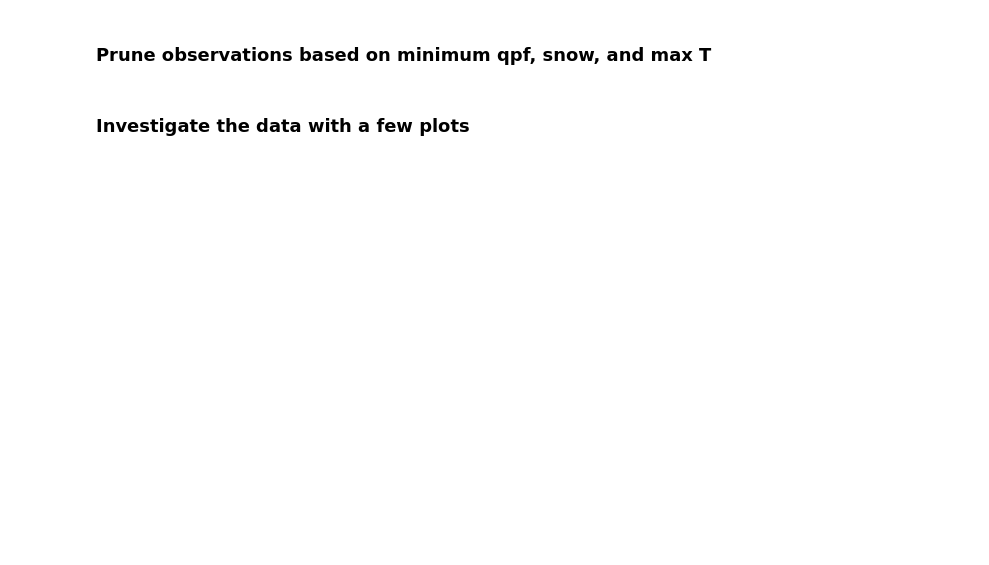
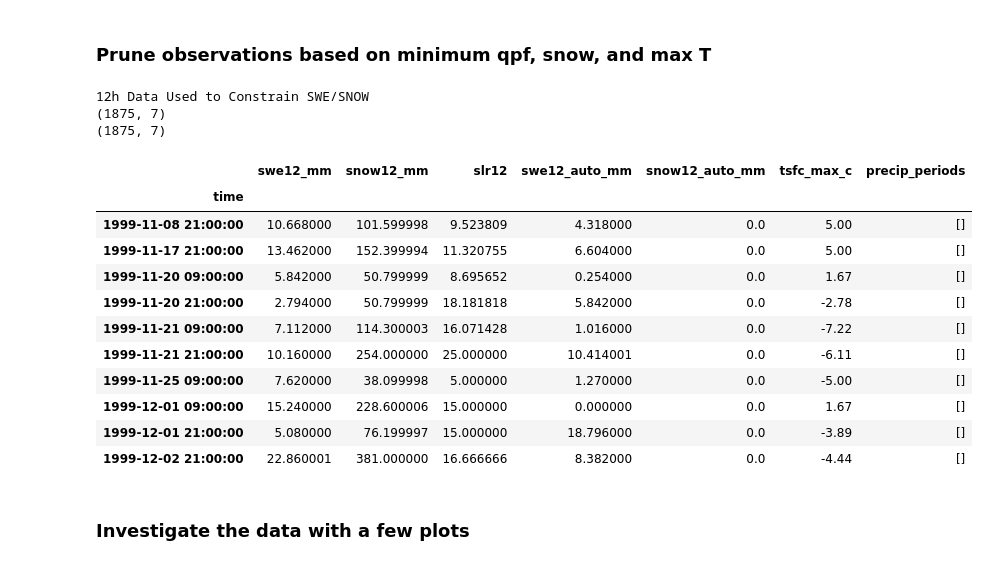
Before and after one commit to m-wessler/snow-liquid-ratio, a Jupyter notebook: core/pair_era5profiles.ipynb, the cells around one changed output. Cells and saved outputs as stored; diff of their text form; code cells hidden in the pictures; blank space fills up the shorter version.

```diff
--- a/core/pair_era5profiles.ipynb
+++ b/core/pair_era5profiles.ipynb
@@ -30,6 +32,6 @@ site_list
 # %%
 # for site in site_list:
-site = 'PVC'
+site = 'CLN'
 # %% [markdown]
 ### Obtain the metadata
 # %%
@@ -101,19 +140,36 @@ intervals = [int(k.replace('slr', '')) for k in obs if 'slr' in k]
 # %%
 try:
     print('12h Data Used to Constrain SWE/SNOW')
     obs = obs[((obs['swe12_mm'] > 1.4) & (obs['snow12_mm'] >= 25.5))]
 except:
     print('24h Data Used to Constrain SWE/SNOW')
     obs = obs[((obs['swe24_mm'] > 2.8) & (obs['snow24_mm'] >= 51.0))]
 print(obs.shape)
 
-obs = obs[obs.index > datetime(2007, 1, 1, 0)]
-print(obs.shape)
+try:
+    obs = obs.drop_duplicates()
+except:
+    pass
 
-obs = obs.drop_duplicates()
 print(obs.shape)
 
 obs[:10]
+# %% [output]
+12h Data Used to Constrain SWE/SNOW
+(1875, 7)
+(1875, 7)
+|  | swe12_mm | snow12_mm | slr12 | swe12_auto_mm | snow12_auto_mm | tsfc_max_c | precip_periods |
+| time |  |  |  |  |  |  |  |
+| 1999-11-08 21:00:00 | 10.668000 | 101.599998 | 9.523809 | 4.318000 | 0.0 | 5.00 | [] |
+| 1999-11-17 21:00:00 | 13.462000 | 152.399994 | 11.320755 | 6.604000 | 0.0 | 5.00 | [] |
+| 1999-11-20 09:00:00 | 5.842000 | 50.799999 | 8.695652 | 0.254000 | 0.0 | 1.67 | [] |
+| 1999-11-20 21:00:00 | 2.794000 | 50.799999 | 18.181818 | 5.842000 | 0.0 | -2.78 | [] |
+| 1999-11-21 09:00:00 | 7.112000 | 114.300003 | 16.071428 | 1.016000 | 0.0 | -7.22 | [] |
+| 1999-11-21 21:00:00 | 10.160000 | 254.000000 | 25.000000 | 10.414001 | 0.0 | -6.11 | [] |
+| 1999-11-25 09:00:00 | 7.620000 | 38.099998 | 5.000000 | 1.270000 | 0.0 | -5.00 | [] |
+| 1999-12-01 09:00:00 | 15.240000 | 228.600006 | 15.000000 | 0.000000 | 0.0 | 1.67 | [] |
+| 1999-12-01 21:00:00 | 5.080000 | 76.199997 | 15.000000 | 18.796000 | 0.0 | -3.89 | [] |
+| 1999-12-02 21:00:00 | 22.860001 | 381.000000 | 16.666666 | 8.382000 | 0.0 | -4.44 | [] |
 # %% [markdown]
 ### Investigate the data with a few plots
 # %%
```
Also changed, not shown: parts of 11 cells of this notebook.
